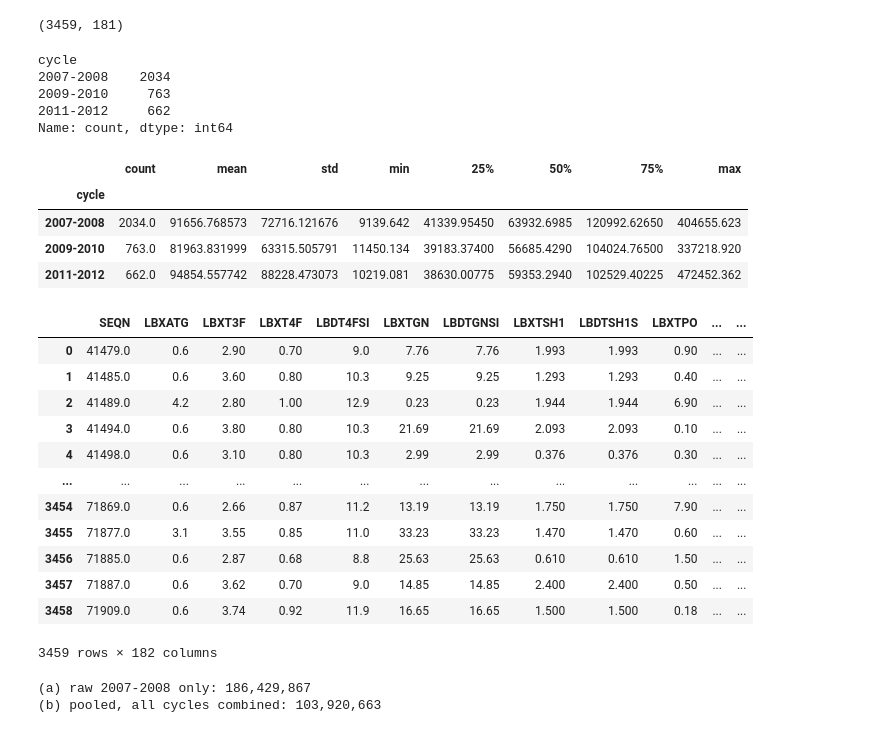
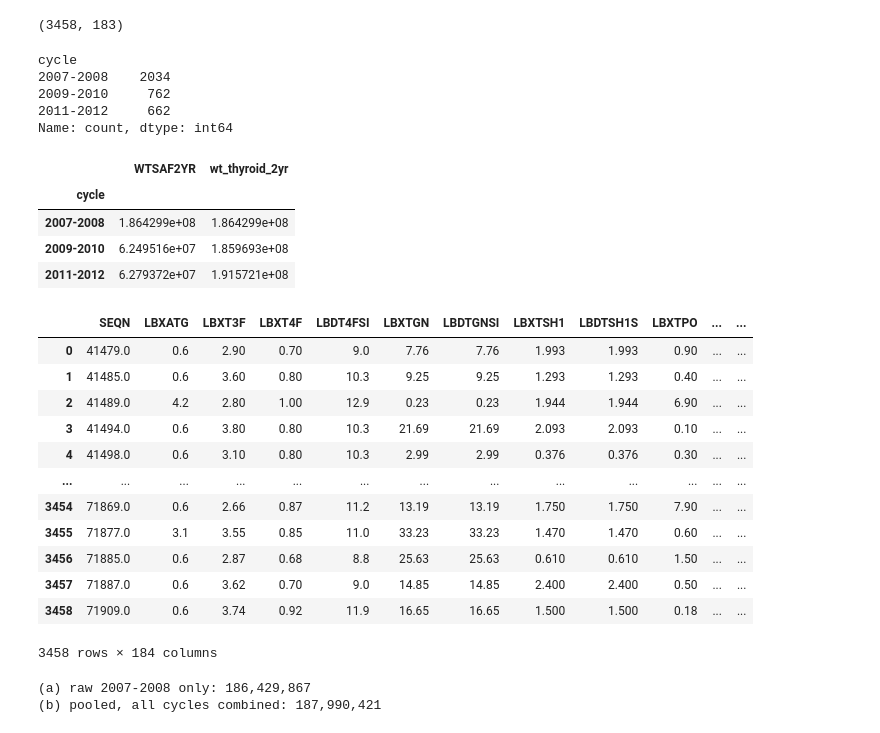
Before and after one commit to dayconnor/nhanes-bioenergetics, a Jupyter notebook: notebooks/02_h1_weighting.ipynb, the cells around one changed output. Saved outputs shown, nothing was run; the diff lists cells and outputs as text; code cells hidden in the pictures.

```diff
--- a/notebooks/02_h1_weighting.ipynb
+++ b/notebooks/02_h1_weighting.ipynb
@@ -6,27 +6,33 @@ import matplotlib.pyplot as plt
 # %%
 path = '../data/processed/h1_analytic_sample.csv'
 h1_df = pd.read_csv(path)
+# Drops the one record flagged as a laboratory/recording error in
+# pipeline/nhanes_helpers.py (implausible_free_t3).
+h1_df = h1_df[~h1_df['ft3_implausible']]
 h1_df.shape
 # %% [output]
-(3459, 181)
+(3458, 183)
 # %%
 h1_df['cycle'].value_counts()
 # %% [output]
 cycle
 2007-2008    2034
-2009-2010     763
+2009-2010     762
 2011-2012     662
 Name: count, dtype: int64
 # %%
-h1_df.groupby('cycle')['WTSAF2YR'].describe()
+# 2009-2010 and 2011-2012 ran the thyroid panel on a random one-third
+# subsample, so WTSAF2YR alone under-weights those cycles. wt_thyroid_2yr
+# (pipeline/nhanes_helpers.py) adjusts for it.
+h1_df.groupby('cycle')[['WTSAF2YR', 'wt_thyroid_2yr']].sum()
 # %% [output]
-|  | count | mean | std | min | 25% | 50% | 75% | max |
-| cycle |  |  |  |  |  |  |  |  |
-| 2007-2008 | 2034.0 | 91656.768573 | 72716.121676 | 9139.642 | 41339.95450 | 63932.6985 | 120992.62650 | 404655.623 |
-| 2009-2010 | 763.0 | 81963.831999 | 63315.505791 | 11450.134 | 39183.37400 | 56685.4290 | 104024.76500 | 337218.920 |
-| 2011-2012 | 662.0 | 94854.557742 | 88228.473073 | 10219.081 | 38630.00775 | 59353.2940 | 102529.40225 | 472452.362 |
+|  | WTSAF2YR | wt_thyroid_2yr |
+| cycle |  |  |
+| 2007-2008 | 1.864299e+08 | 1.864299e+08 |
+| 2009-2010 | 6.249516e+07 | 1.859693e+08 |
+| 2011-2012 | 6.279372e+07 | 1.915721e+08 |
 # %%
-h1_pooled = h1_df.assign(wtsaf2yr_pooled = h1_df['WTSAF2YR']/3)
+h1_pooled = h1_df.assign(wt_pooled = h1_df['wt_thyroid_2yr'] / 3)
 h1_pooled
 # %% [output]
 |  | SEQN | LBXATG | LBXT3F | LBXT4F | LBDT4FSI | LBXTGN | LBDTGNSI | LBXTSH1 | LBDTSH1S | LBXTPO | ... | ... |
@@ -41,16 +47,18 @@ h1_pooled
 | 3456 | 71885.0 | 0.6 | 2.87 | 0.68 | 8.8 | 25.63 | 25.63 | 0.610 | 0.610 | 1.50 | ... | ... |
 | 3457 | 71887.0 | 0.6 | 3.62 | 0.70 | 9.0 | 14.85 | 14.85 | 2.400 | 2.400 | 0.50 | ... | ... |
 | 3458 | 71909.0 | 0.6 | 3.74 | 0.92 | 11.9 | 16.65 | 16.65 | 1.500 | 1.500 | 0.18 | ... | ... |
-3459 rows × 182 columns
+3458 rows × 184 columns
 # %%
+# A pooled weight estimates the same population as a single cycle does, so
+# (a) and (b) should be close.
 raw_2007_sum = h1_pooled.loc[h1_pooled['cycle'] == '2007-2008', 'WTSAF2YR'].sum()
 print(f"(a) raw 2007-2008 only: {raw_2007_sum:,.0f}")
 
-pooled_total = h1_pooled['wtsaf2yr_pooled'].sum()
+pooled_total = h1_pooled['wt_pooled'].sum()
 print(f"(b) pooled, all cycles combined: {pooled_total:,.0f}")
 # %% [output]
 (a) raw 2007-2008 only: 186,429,867
-(b) pooled, all cycles combined: 103,920,663
+(b) pooled, all cycles combined: 187,990,421
 # %%
 h1_pooled = h1_pooled.assign(ft3_ft4_ratio = h1_pooled['LBXT3F'] / h1_pooled['LBXT4F'])
 h1_pooled.describe()
```
Also changed, not shown: parts of 6 cells of this notebook, 11 other files.
